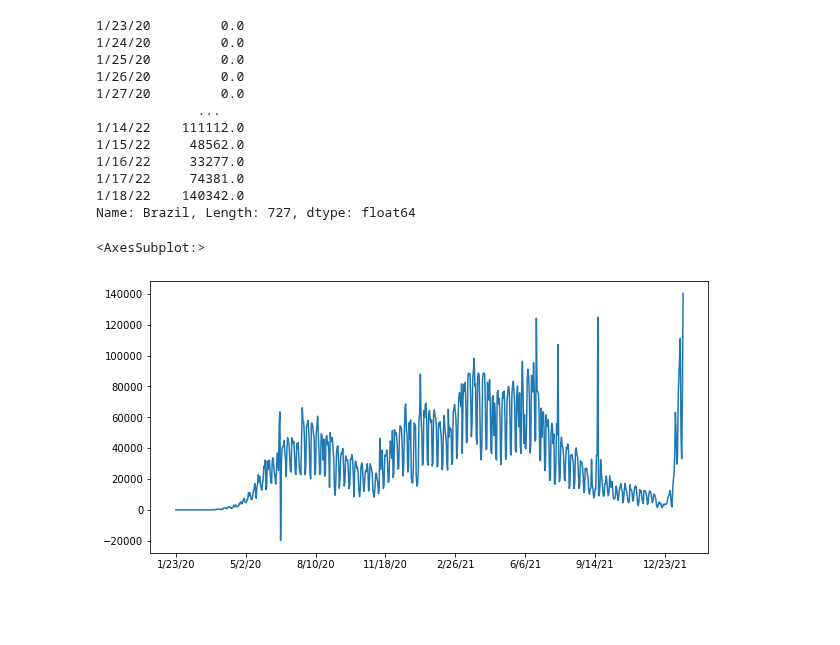
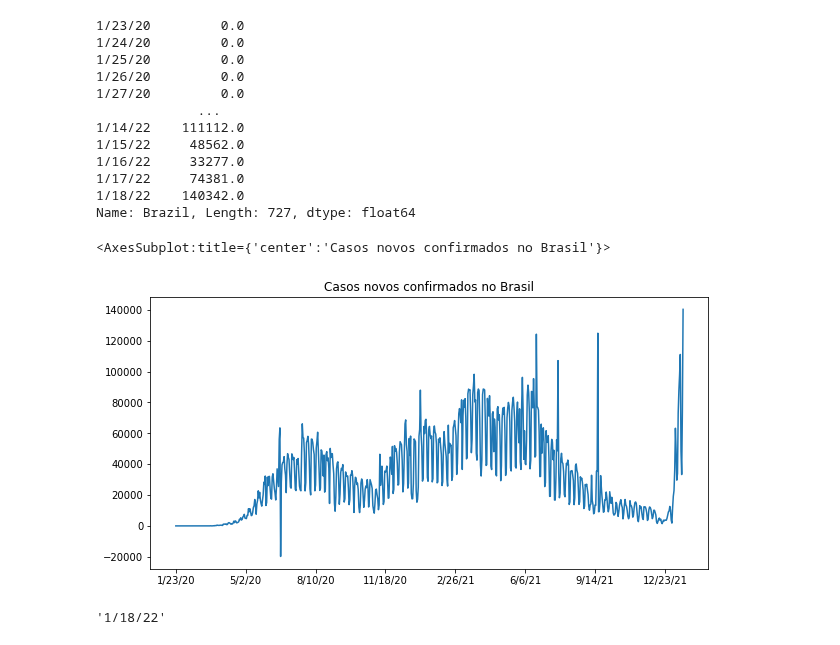
Before and after one commit to 6abi/data-science, a Jupyter notebook: ds_na_medicina/covid19.ipynb, the cells around one changed output. Saved outputs shown, nothing was run; the diff lists cells and outputs as text; code cells hidden in the pictures; blank space fills up the shorter version.

```diff
--- a/ds_na_medicina/covid19.ipynb
+++ b/ds_na_medicina/covid19.ipynb
@@ -119,7 +119,13 @@ new_cases
 Name: Brazil, Length: 727, dtype: float64
 # %%
 plt.figure(figsize=(10,5))
+plt.title('Casos novos confirmados no Brasil')
 new_cases.plot()
 # %% [output]
-<AxesSubplot:>
+<AxesSubplot:title={'center':'Casos novos confirmados no Brasil'}>
-[figure, old version]
+[figure, new version]
+# %%
+last_date = confirmed_by_country.columns[-1]
+last_date
+# %% [output]
+'1/18/22'
```
Also changed, not shown: parts of 2 cells of this notebook.
